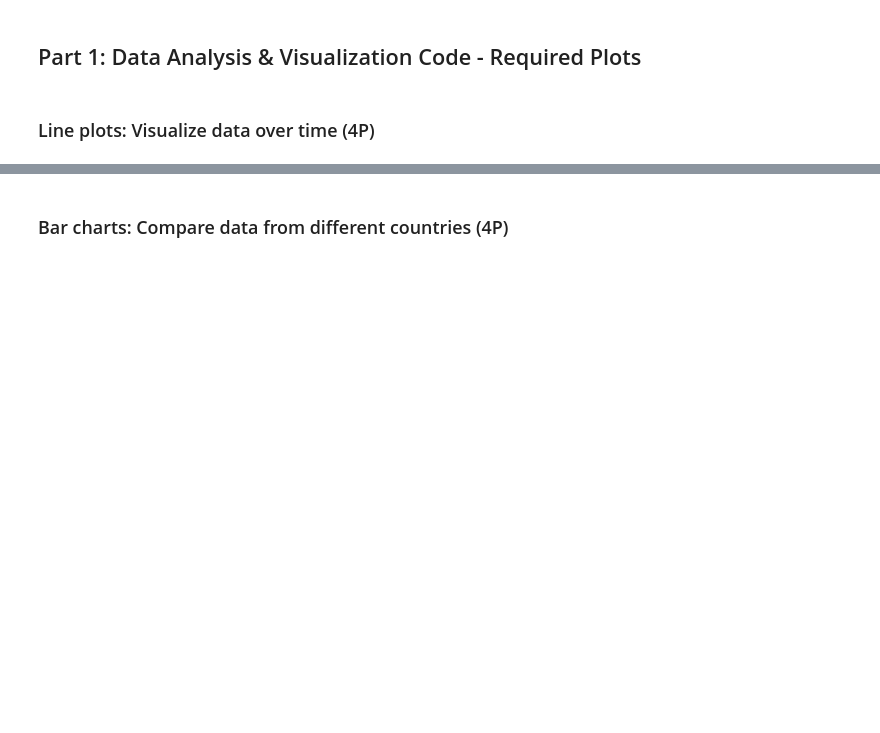
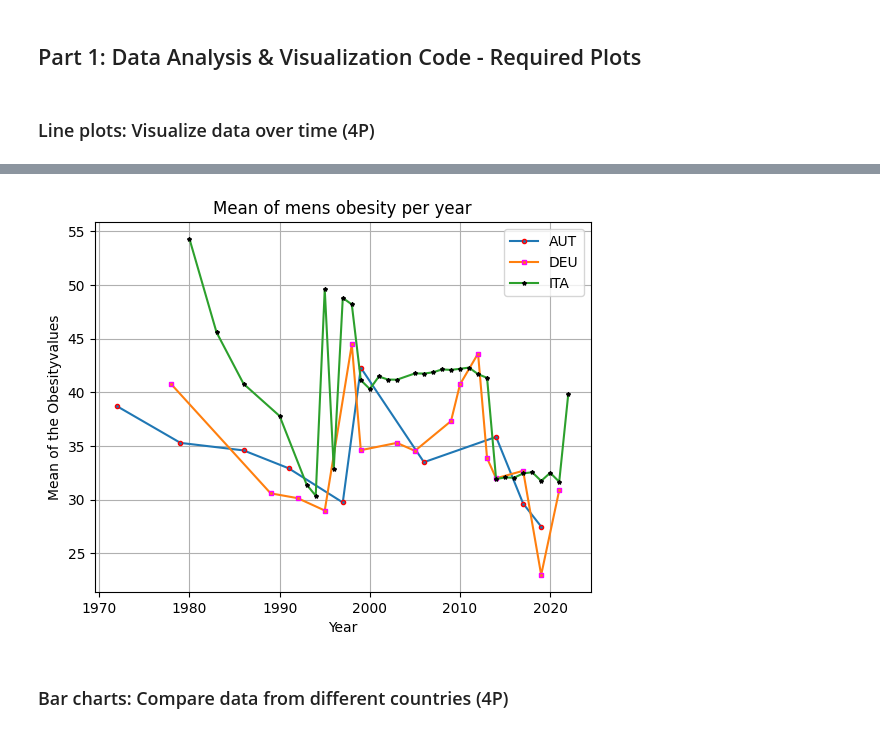
Before and after one commit to trigsaw/Assignment2, a Jupyter notebook: assignment2.ipynb, the cells around one changed output, grey strips where cells are left out. Drawn from its saved outputs; the diff is of its cells as text; code cells hidden in the pictures; blank space fills up the shorter version.

Commit message:
First Plot (finished)

```diff
--- a/assignment2.ipynb
+++ b/assignment2.ipynb
@@ -88,3 +53,69 @@ plt.show()
+# %%
+figure, axis = plt.subplots()
+
+data_aut = data[data["REF_AREA"]=="AUT"]    # Nur Daten aus dem Land AUT verwenden
+data_usa = data[data["REF_AREA"]=="USA"]    # Nur Daten aus dem Land USA verwenden
+data_deu = data[data["REF_AREA"]=="DEU"]    # Nur Daten aus dem Land DEU verwenden
+data_ita = data[data["REF_AREA"]=="ITA"]    # Nur Daten aus dem Land ITA verwenden
+
+data_aut_men = data_aut[data_aut["SEX"]=="M"]   # Daten von allen aus AUT Männern damit der Graph am Ende übersichtlicher ist
+data_usa_men = data_usa[data_usa["SEX"]=="M"]   # Daten von allen aus USA Männern damit der Graph am Ende übersichtlicher ist
+data_deu_men = data_deu[data_deu["SEX"]=="M"]   # Daten von allen aus DEU Männern damit der Graph am Ende übersichtlicher ist
+data_ita_men = data_ita[data_ita["SEX"]=="M"]   # Daten von allen aus ITA Männern damit der Graph am Ende übersichtlicher ist
+
+data_aut_men_mean = data_aut_men.groupby("TIME_PERIOD")["OBS_VALUE"].mean()     # Durchschnitt der Männer aus AUT aus einem Jahr berechnen
+data_usa_men_mean = data_usa_men.groupby("TIME_PERIOD")["OBS_VALUE"].mean()     # Durchschnitt der Männer aus USA aus einem Jahr berechnen
+data_deu_men_mean = data_deu_men.groupby("TIME_PERIOD")["OBS_VALUE"].mean()     # Durchschnitt der Männer aus DEU aus einem Jahr berechnen
+data_ita_men_mean = data_ita_men.groupby("TIME_PERIOD")["OBS_VALUE"].mean()     # Durchschnitt der Männer aus ITA aus einem Jahr berechnen
+
+# AUT Graph
+ys_aut= data_aut_men_mean.values   # Werte
+xs_aut = data_aut_men_mean.index    # Jahre
+
+axis.plot(xs_aut, ys_aut,
+          marker="o",
+          markersize="3",
+          markeredgecolor="red",
+          label="AUT")
+
+# USA Graph
+#ys_usa = data_usa_men_mean.values   # Werte
+#xs_usa = data_usa_men_mean.index    #Jahre
+
+#axis.plot(xs_usa, ys_usa,
+ #         marker="^",
+  #        markersize="3",
+   #       markeredgecolor="green",
+    #      label="USA")
+
+# DEU Graph
+ys_deu = data_deu_men_mean.values   # Werte
+xs_deu = data_deu_men_mean.index    #Jahre
+
+axis.plot(xs_deu, ys_deu,
+          marker="s",
+          markersize="3",
+          markeredgecolor="magenta",
+          label="DEU")
+
+# ITA Graph
+ys_ita= data_ita_men_mean.values   # Werte
+xs_ita = data_ita_men_mean.index    # Jahre
+
+axis.plot(xs_ita, ys_ita,
+          marker="*",
+          markersize="3",
+          markeredgecolor="black",
+          label="ITA")
+
+
+axis.set_xlabel("Year")
+axis.set_ylabel("Mean of the Obesityvalues")
+axis.legend()
+plt.title("Mean of mens obesity per year")
+plt.grid(True)
+# %% [output]
+[figure, added]
 # %% [markdown]
 ### Bar charts: Compare data from different countries (4P)
 # %% [markdown]
```
Also changed, not shown: parts of 2 cells of this notebook.
